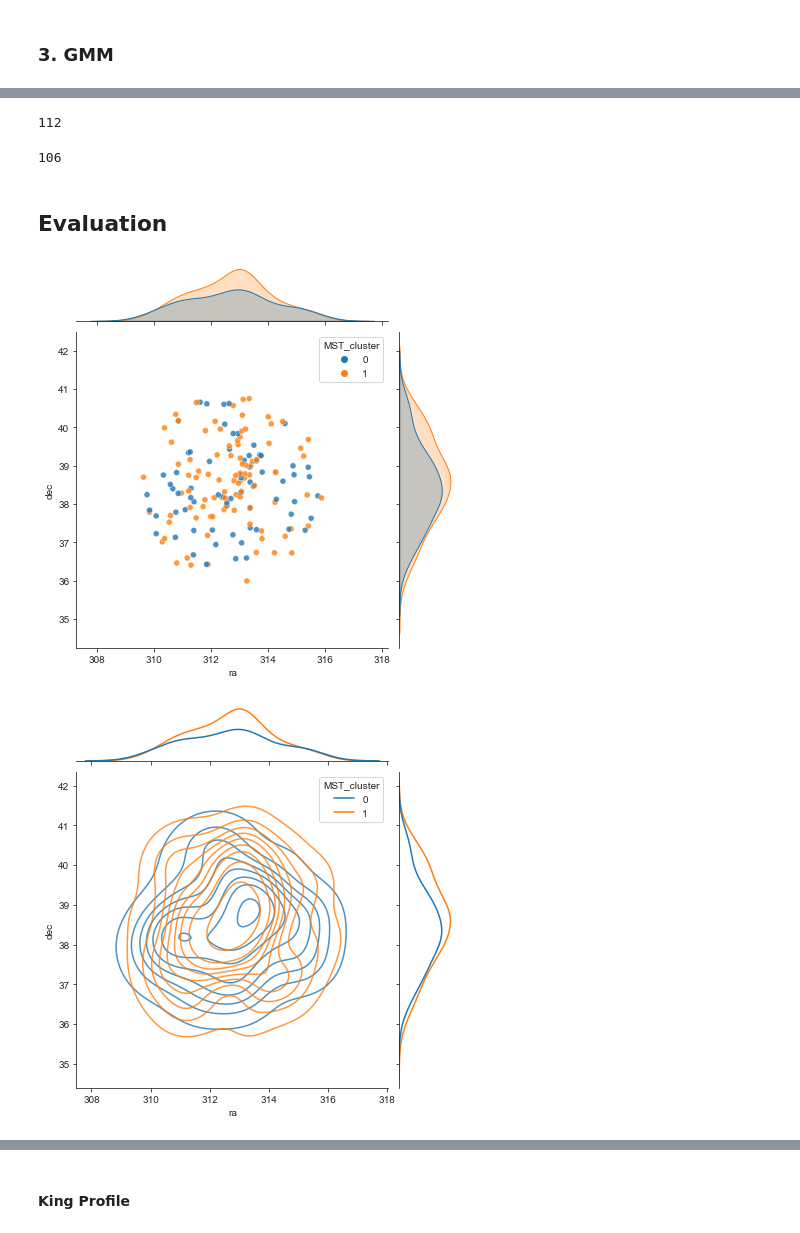
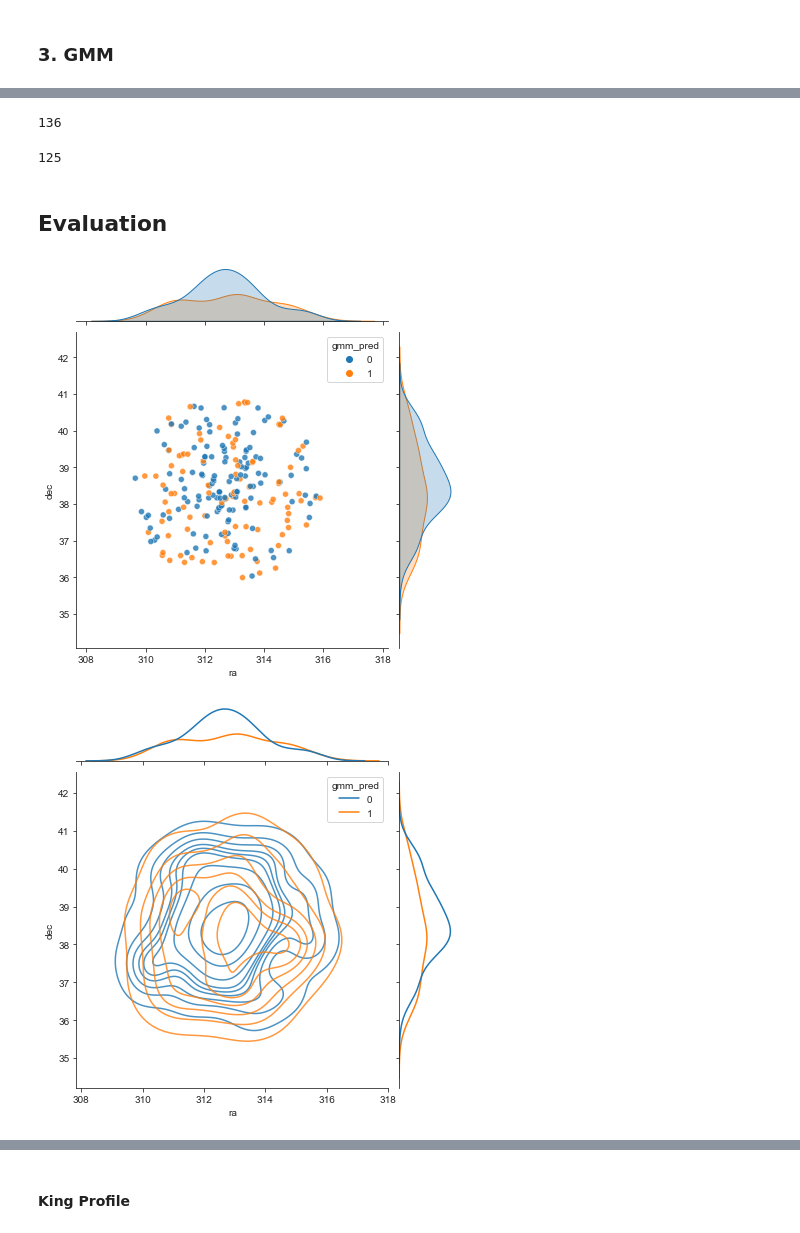
Before and after one commit to rafe-sh/Astro, a Jupyter notebook: code/New Project/MST/CWNU_96.ipynb, the cells around one changed output, grey strips where cells are left out. Drawn from its saved outputs; the diff is of its cells as text; code cells hidden in the pictures.

```diff
--- a/code/New Project/MST/CWNU_96.ipynb
+++ b/code/New Project/MST/CWNU_96.ipynb
@@ -357,20 +344,20 @@ axes[1,1].invert_yaxis()
 # %% [markdown]
 #### Statistical Approach (Finding Outliers)
 # %%
-df_M_41_new = df_M_41_new[df_M_41_new['MST_cluster']==1]
-df_M_41_new = df_M_41_new.reset_index()
+df_CWNU_96_mst = df_CWNU_96_mst[df_CWNU_96_mst['MST_cluster']==1]
+df_CWNU_96_mst = df_CWNU_96_mst.reset_index()
 # %%
 scaler = StandardScaler()
 temp_df = pd.DataFrame()
 to_drop = []
 
 temp_df[['parallax', 'ra', 'dec', 'pmra', 'pmdec']] = scaler.fit_transform(
-    df_M_41_new[['parallax', 'ra', 'dec', 'pmra', 'pmdec']]
+    df_CWNU_96_mst[['parallax', 'ra', 'dec', 'pmra', 'pmdec']]
 )
 
 for i in ['parallax', 'ra', 'dec', 'pmra', 'pmdec']:
     outliers = temp_df[abs(temp_df[i]) > 3].index
     to_drop.extend(outliers)
 
-df_M_41_new = df_M_41_new.drop(to_drop)
+df_CWNU_96_mst = df_CWNU_96_mst.drop(to_drop)
 # %%
@@ -384,6 +366,0 @@ params = ['ra', 'dec', 'parallax','pmra','pmdec'] #,'pmra','pmdec'
-# %%
-scaler = StandardScaler()
-x_scaled = scaler.fit_transform(df_M_41_new[params])
-
-df_scaled = pd.DataFrame(data=x_scaled, columns=params)
-df_scaled['SOURCE_ID'] = df_M_41_new['SOURCE_ID'].values
@@ -454,9 +382,5 @@ def gassian_mixture(data, parameters = ['pmra', 'pmdec', 'parallax', 'ra', 'dec'
     data['gmm_prob'] = np.amax(y_prob,axis=1)
     return data, gm
 # %%
-# GMM on MST
-df_M_41_cluster, model = gassian_mixture(df_M_41_new)
-
-# Probability
-# df_NGC_2099_cluster = df_NGC_2099_cluster[df_NGC_2099_cluster['gmm_prob']>=.8]
+df_CWNU_96_cluster, model = gassian_mixture(df_CWNU_96_mst)
 # %%
@@ -480,22 +404,22 @@ plt.xlim(-1,5)
 # %%
 ### cluster stars
 
-len(df_M_41_cluster[(df_M_41_cluster['gmm_pred']==1)])
+len(df_CWNU_96_cluster[(df_CWNU_96_cluster['gmm_pred']==0)])
 # %% [output]
-112
+136
 # %%
 ### high probable stars
-len(df_M_41_cluster[(df_M_41_cluster['gmm_pred']==1) & (df_M_41_cluster['gmm_prob']>=0.9)])
+len(df_CWNU_96_cluster[(df_CWNU_96_cluster['gmm_pred']==0) & (df_CWNU_96_cluster['gmm_prob']>=0.9)])
 # %% [output]
-106
+125
 # %% [markdown]
 ## Evaluation
 # %%
-sns.jointplot(data=df_M_41_cluster, x='ra', y='dec', kind='scatter', hue='MST_cluster', alpha=.8)
-sns.jointplot(data=df_M_41_cluster, x='ra', y='dec', kind='kde', hue='MST_cluster', alpha=.8);
+sns.jointplot(data=df_CWNU_96_cluster, x='ra', y='dec', kind='scatter', hue='gmm_pred', alpha=.8)
+sns.jointplot(data=df_CWNU_96_cluster, x='ra', y='dec', kind='kde', hue='gmm_pred', alpha=.8);
 # %% [output]
-[figure, old version]
+[figure, new version]
-[figure, old version]
+[figure, new version]
 # %%
 def black_body_plot(data, x_axis, y_axis, ax=None, alpha=0.8, s=8):
 
```
Also changed, not shown: parts of 56 cells of this notebook.
